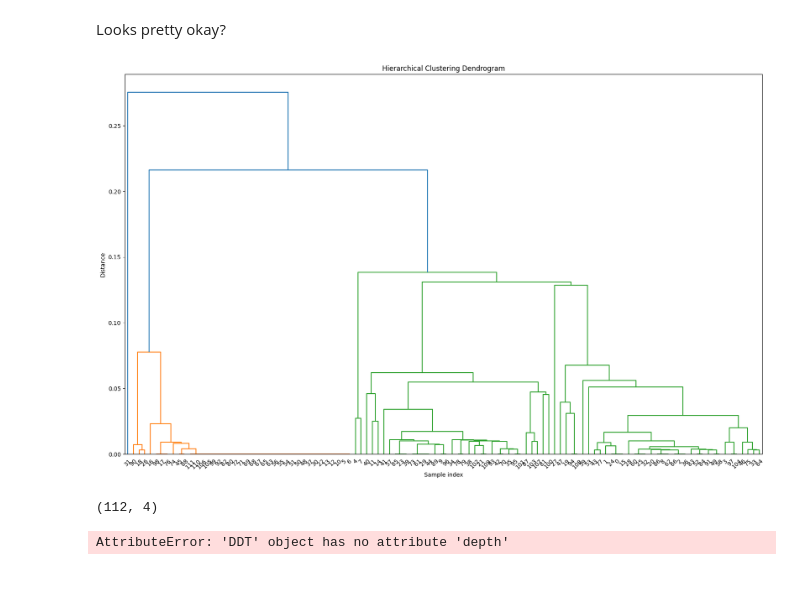
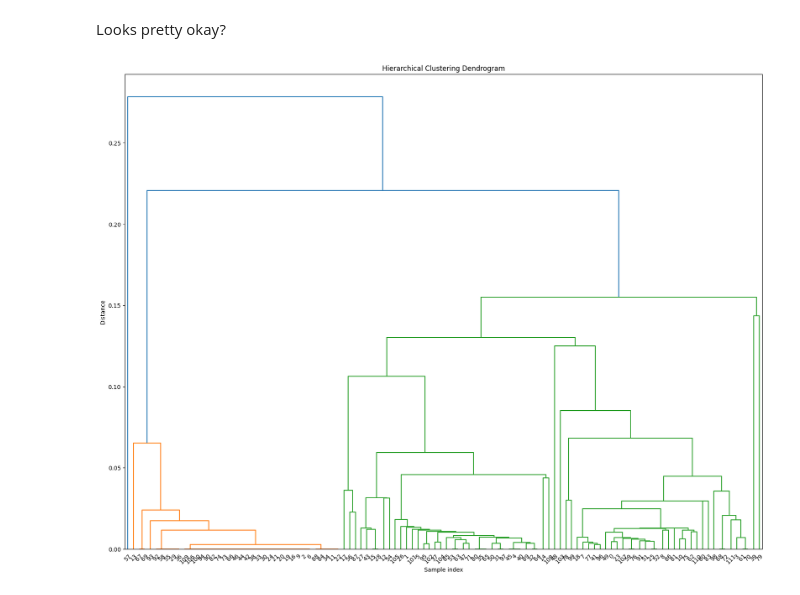
Before and after one commit to binhducvu/Soft-Decision-Tree, a Jupyter notebook: kernel.ipynb, the cells around one changed output. Drawn from its saved outputs; the diff is of its cells as text; code cells hidden in the pictures.

```diff
--- a/kernel.ipynb
+++ b/kernel.ipynb
@@ -111,14 +111,14 @@ plt.show()
 # %% [markdown]
 Looks pretty okay?
 # %%
-from scipy.cluster.hierarchy import linkage, dendrogram
+from scipy.cluster.hierarchy import linkage, dendrogram, to_tree
 
 Z = linkage(D, method = 'single')
-plt.figure(figsize=(20, 12))
+plt.figure(figsize=(20, 15))
 dendrogram(Z, truncate_mode=None, leaf_rotation=45, leaf_font_size=10.)
 plt.title("Hierarchical Clustering Dendrogram")
 plt.xlabel("Sample index")
 plt.ylabel("Distance")
 plt.show()
 # %% [output]
-[figure, old version]
+[figure, new version]
@@ -127,4 +124,0 @@ from DDT import DDT
-# %%
-X_train.shape
-# %% [output]
-(112, 4)
@@ -141,4 +124,0 @@ use_cuda = False       # whether to use GPU
-# %%
-tree = DDT(input_dim, output_dim, lamda, use_cuda)
-# %% [output]
-AttributeError: 'DDT' object has no attribute 'depth'
```
Also changed, not shown: parts of 16 cells of this notebook.
